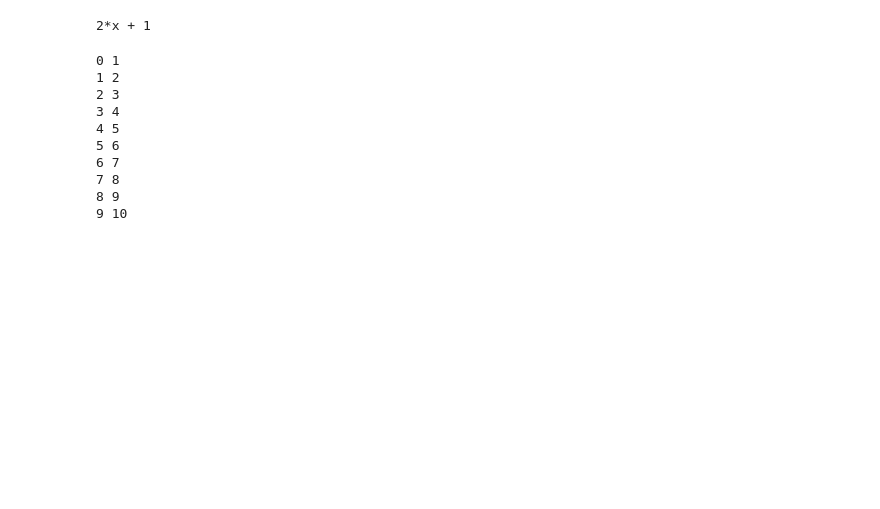
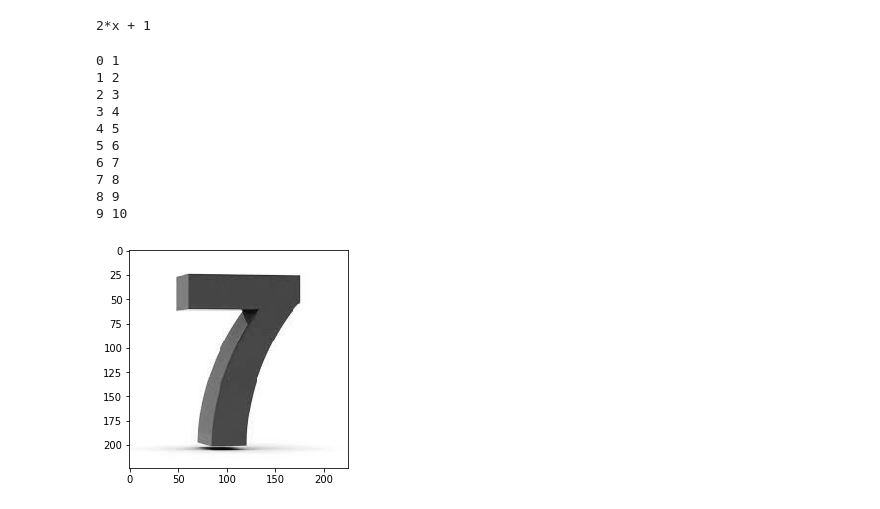
Before and after one commit to jsxcool/Jupyter, a Jupyter notebook: test.ipynb, the cells around one changed output. Saved outputs shown, nothing was run; the diff lists cells and outputs as text; code cells hidden in the pictures; blank space fills up the shorter version.

```diff
--- a/test.ipynb
+++ b/test.ipynb
@@ -55,3 +96,15 @@ for i, j in zip(range(0,10), range(1,11)):
 7 8
 8 9
 9 10
+# %%
+from PIL import Image
+import numpy as np
+import matplotlib.pyplot as plt
+
+fname = '7.jpg'
+image = Image.open(fname).convert("L")
+arr = np.asarray(image)
+plt.imshow(arr, cmap='gray')
+plt.show()
+# %% [output]
+[figure, added]
```
Also changed, not shown: parts of 11 cells of this notebook, 6 other files.
